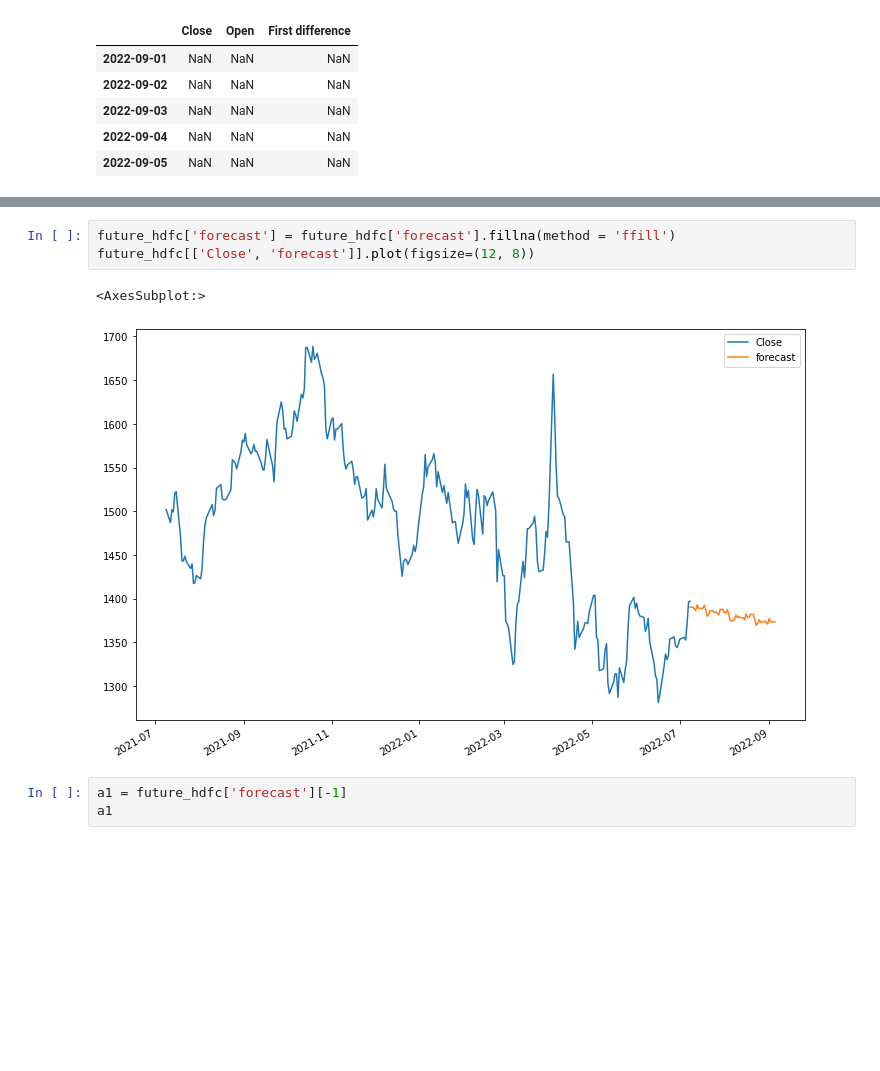
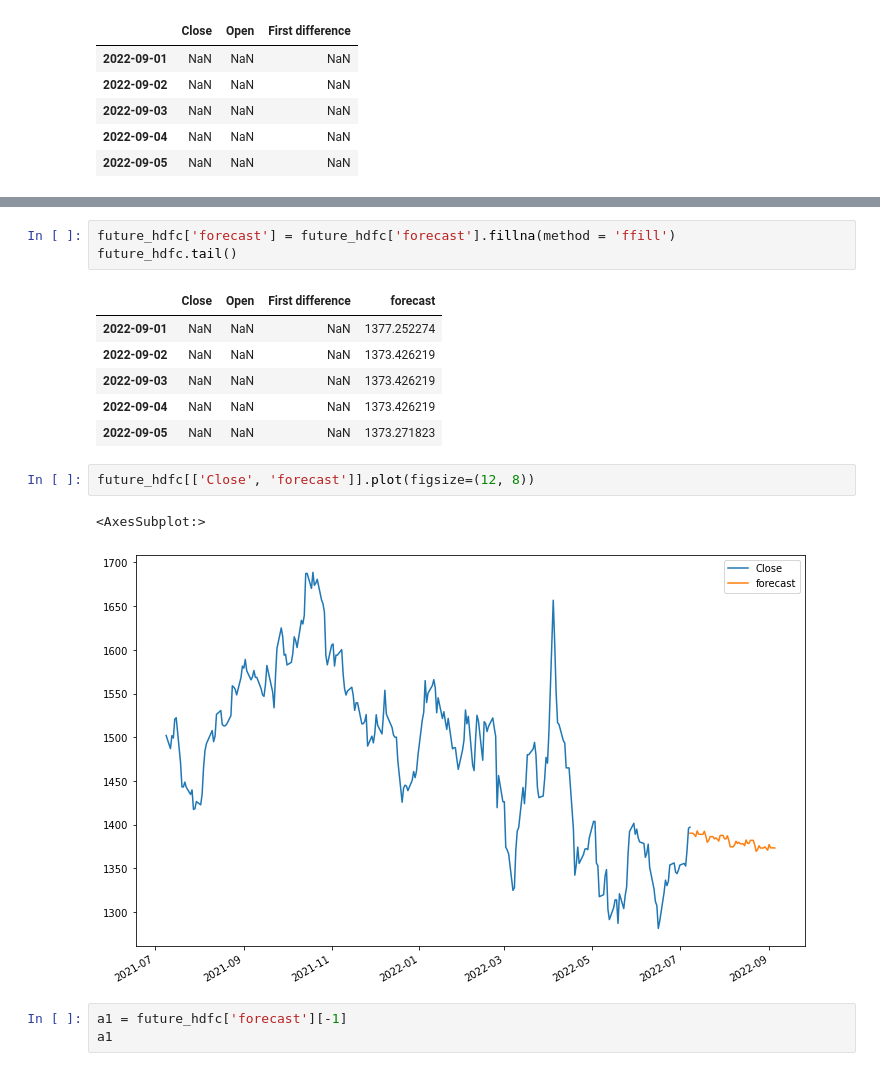
Before and after one commit to ankit-deshpande/Time_series_analysis_SBI_vs_HDFC, a Jupyter notebook: Time series analysis-1 year data.ipynb, the cells around one changed output, grey strips where cells are left out. Drawn from its saved outputs; the diff is of its cells as text; blank space fills up the shorter version.

```diff
--- a/Time series analysis-1 year data.ipynb
+++ b/Time series analysis-1 year data.ipynb
@@ -1109,9 +957,18 @@ future_hdfc
 # %%
 future_hdfc['forecast'] = future_hdfc['forecast'].fillna(method = 'ffill')
-future_hdfc[['Close', 'forecast']].plot(figsize=(12, 8))
+future_hdfc.tail()
 # %% [output]
-<AxesSubplot:>
-[figure, removed]
+|  | Close | Open | First difference | forecast |
+| 2022-09-01 | NaN | NaN | NaN | 1377.252274 |
+| 2022-09-02 | NaN | NaN | NaN | 1373.426219 |
+| 2022-09-03 | NaN | NaN | NaN | 1373.426219 |
+| 2022-09-04 | NaN | NaN | NaN | 1373.426219 |
+| 2022-09-05 | NaN | NaN | NaN | 1373.271823 |
+# %%
+future_hdfc[['Close', 'forecast']].plot(figsize=(12, 8))
+# %% [output]
+<AxesSubplot:>
+[figure, added]
 # %%
 a1 = future_hdfc['forecast'][-1]
 a1
```
Also changed, not shown: parts of 13 cells of this notebook.
